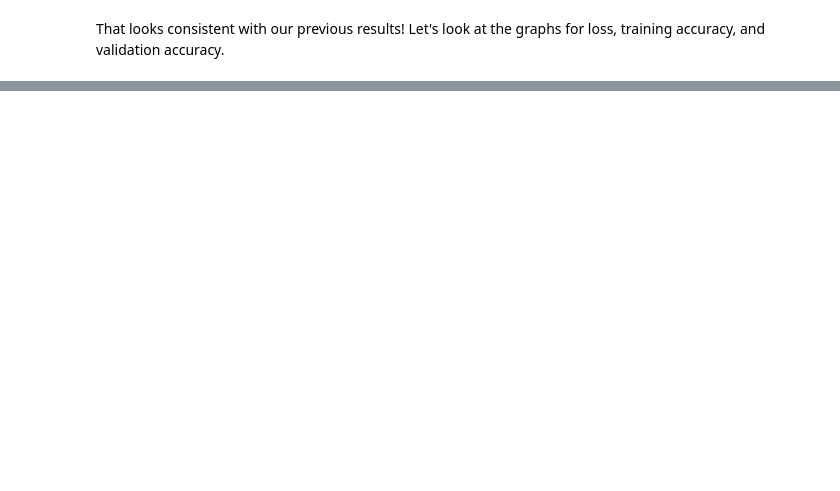
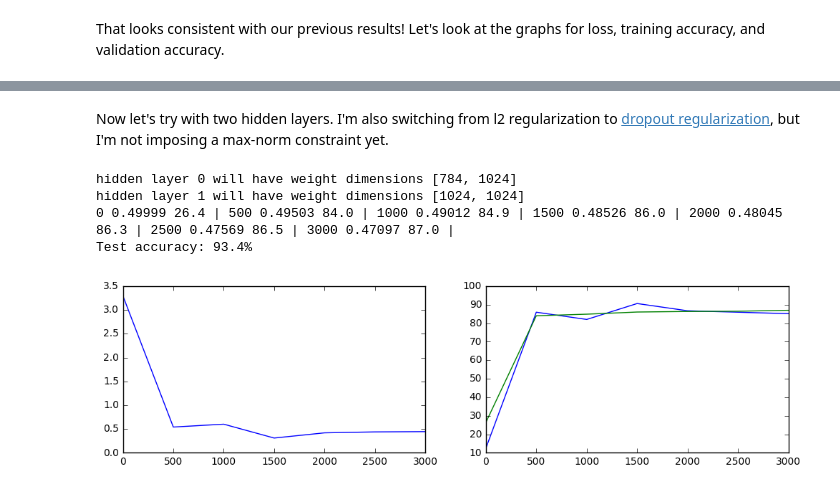
Before and after one commit to aduston/deeplearning, a Jupyter notebook: 3_regularization.ipynb, the cells around one changed output, grey strips where cells are left out. Drawn from its saved outputs; the diff is of its cells as text; code cells hidden in the pictures; blank space fills up the shorter version.

```diff
--- a/3_regularization.ipynb
+++ b/3_regularization.ipynb
@@ -495,0 +423,16 @@ Okay, I think that's it for now. I wasn't able to beat the 93.2% I got with a si
+# %% [markdown]
+Now let's try with two hidden layers. I'm also switching from l2 regularization to [dropout regularization](https://www.cs.toronto.edu/~hinton/absps/JMLRdropout.pdf), but I'm not imposing a max-norm constraint yet.
+# %%
+plot_training_nums(run_big_nn_graph(
+    [1024, 1024],
+    input_keep_prob=0.8,
+    hidden_keep_prob=0.5,
+    starter_learning_rate=0.5,
+    decay_rate=0.96,
+    decay_steps=2048))
+# %% [output]
+hidden layer 0 will have weight dimensions [784, 1024]
+hidden layer 1 will have weight dimensions [1024, 1024]
+0 0.49999 26.4 | 500 0.49503 84.0 | 1000 0.49012 84.9 | 1500 0.48526 86.0 | 2000 0.48045 86.3 | 2500 0.47569 86.5 | 3000 0.47097 87.0 |
+Test accuracy: 93.4%
+[figure, added]
```
Also changed, not shown: parts of 46 cells of this notebook.
